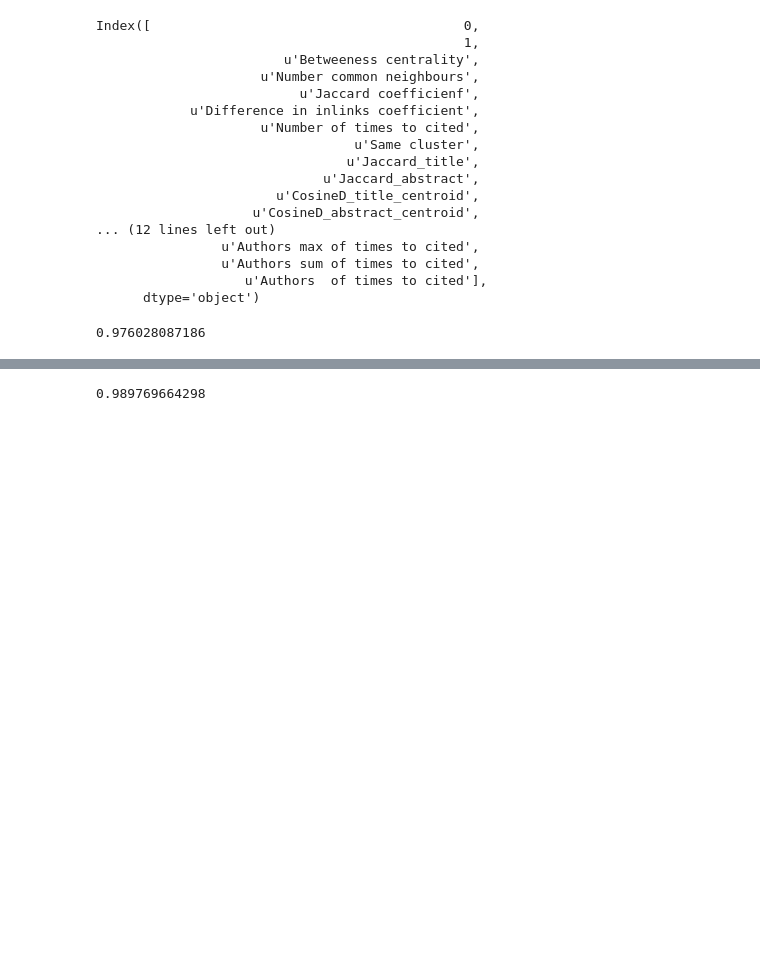
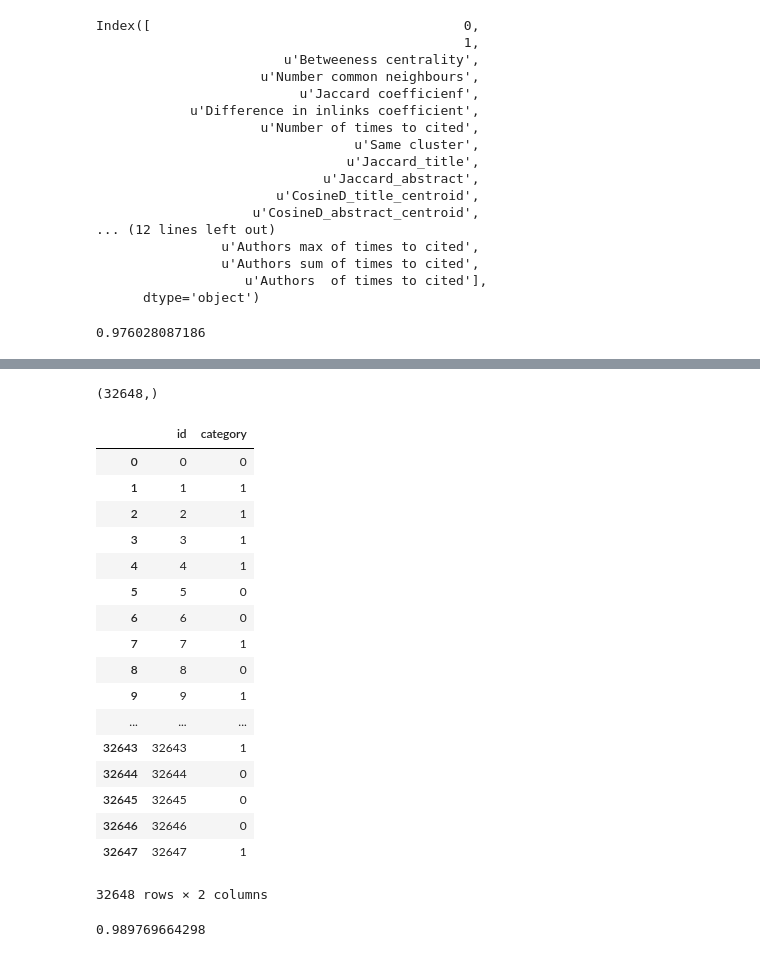
Before and after one commit to brozi/graphs-and-text, a Jupyter notebook: submit_dernier_jour.ipynb, the cells around one changed output, grey strips where cells are left out. Drawn from its saved outputs; the diff is of its cells as text; code cells hidden in the pictures; blank space fills up the shorter version.

Commit message:
le dernier submit

```diff
--- a/submit_dernier_jour.ipynb
+++ b/submit_dernier_jour.ipynb
@@ -450,5 +508,45 @@ print accuracy_score(clfnn.predict(X_train),y_train)
 # %%
-y_t = pd.read_csv("past_submits/submit7_97268.csv").values[:,1]
+gb7 = pd.read_csv("submit_gb_proba_depth7.csv")["category"].values
+# %%
+gb7.shape
+# %% [output]
+(32648,)
+# %%
+y_pred_array = [gb7,
+                clfnn.predict_proba(X_test)[:,1].flatten(),
+                clfnn_light.predict_proba(X_test_light)[:,1].flatten(),
+                rfc.predict_proba(X_test_light2)[:,1]
+               ]
+# %%
+def rounds(predict):
+    return [0 if pr<=0.5 else 1 for pr in predict]
+def make_pred(y_pred_array, weights = None):
+    if weights ==None:
+        weights = [1 for i in y_pred_array]
+    return np.array(rounds(1./sum(weights)*sum([weights[i]*y for i,y in enumerate(y_pred_array)])))
+# %%
+pred = make_pred(y_pred_array, [1,1,1,1])
+# %%
+make_submission(pred)
+# %% [output]
+|  | id | category |
+| 0 | 0 | 0 |
+| 1 | 1 | 1 |
+| 2 | 2 | 1 |
+| 3 | 3 | 1 |
+| 4 | 4 | 1 |
+| 5 | 5 | 0 |
+| 6 | 6 | 0 |
+| 7 | 7 | 1 |
+| 8 | 8 | 0 |
+| 9 | 9 | 1 |
+| ... | ... | ... |
+| 32643 | 32643 | 1 |
+| 32644 | 32644 | 0 |
+| 32645 | 32645 | 0 |
+| 32646 | 32646 | 0 |
+| 32647 | 32647 | 1 |
+32648 rows × 2 columns
 # %%
 print accuracy_score(pred.flatten(),y_t)
 # %% [output]
```
Also changed, not shown: parts of 7 cells of this notebook, 1 other file.
